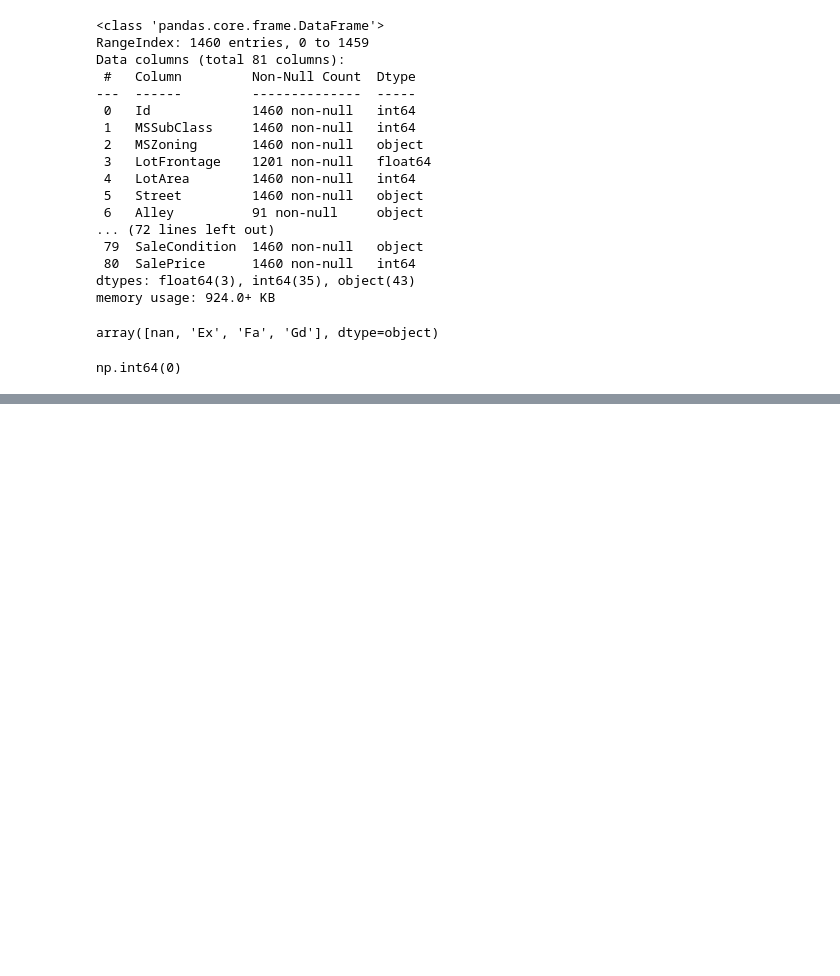
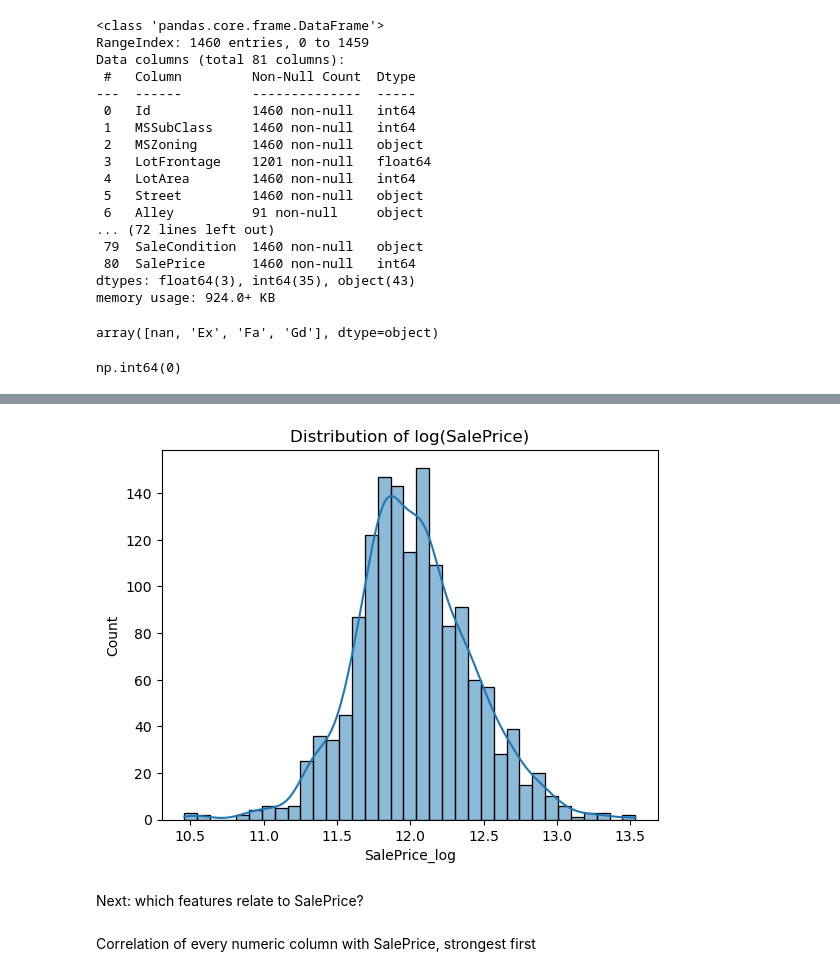
Before and after one commit to VidushiGoel-1/house-price-eda-project, a Jupyter notebook: eda_project.ipynb, the cells around one changed output, grey strips where cells are left out. Saved outputs shown, nothing was run; the diff lists cells and outputs as text; code cells hidden in the pictures; blank space fills up the shorter version.

```diff
--- a/eda_project.ipynb
+++ b/eda_project.ipynb
@@ -135,0 +181,10 @@ np.int64(0)
+# %%
+sns.histplot(df['SalePrice_log'], kde=True)
+plt.title('Distribution of log(SalePrice)')
+plt.show()
+# %% [output]
+[figure, added]
+# %% [markdown]
+Next: which features relate to SalePrice?
+# %% [markdown]
+ Correlation of every numeric column with SalePrice, strongest first
```
Also changed, not shown: parts of 26 cells of this notebook, 1 other file.
